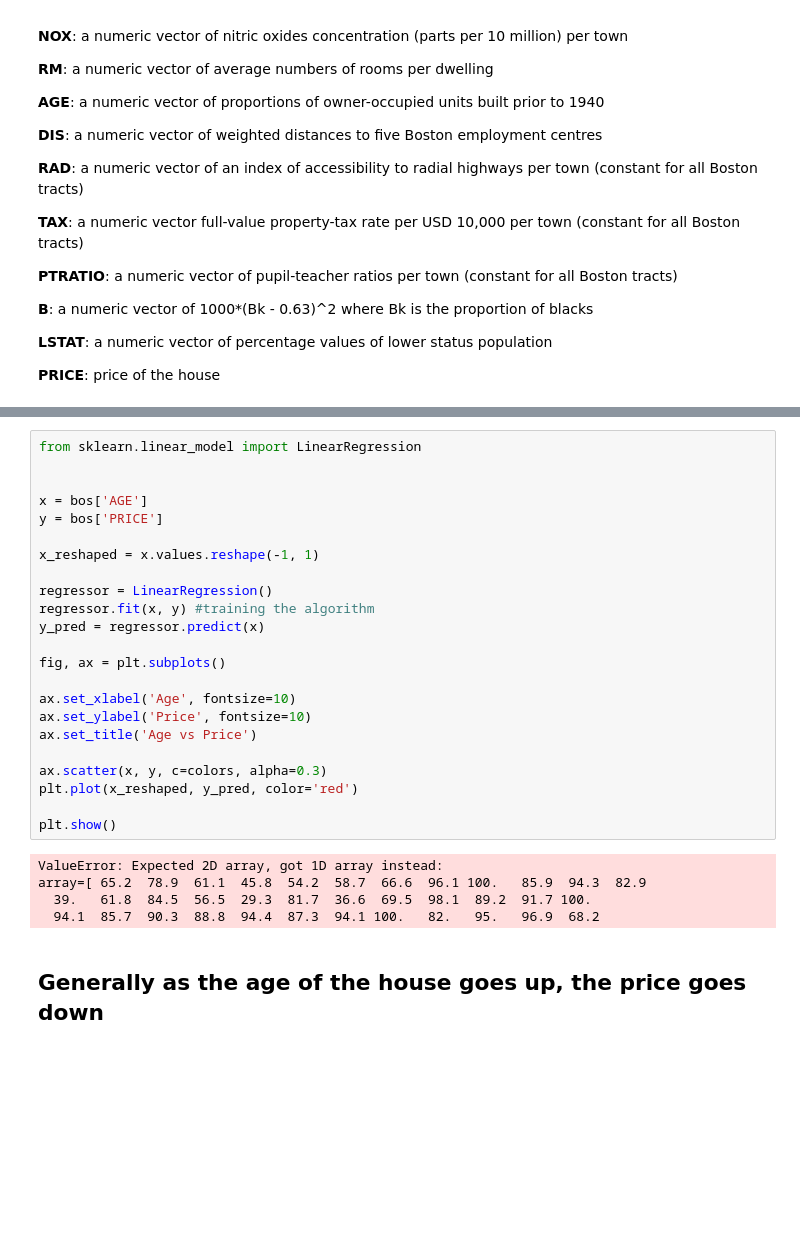
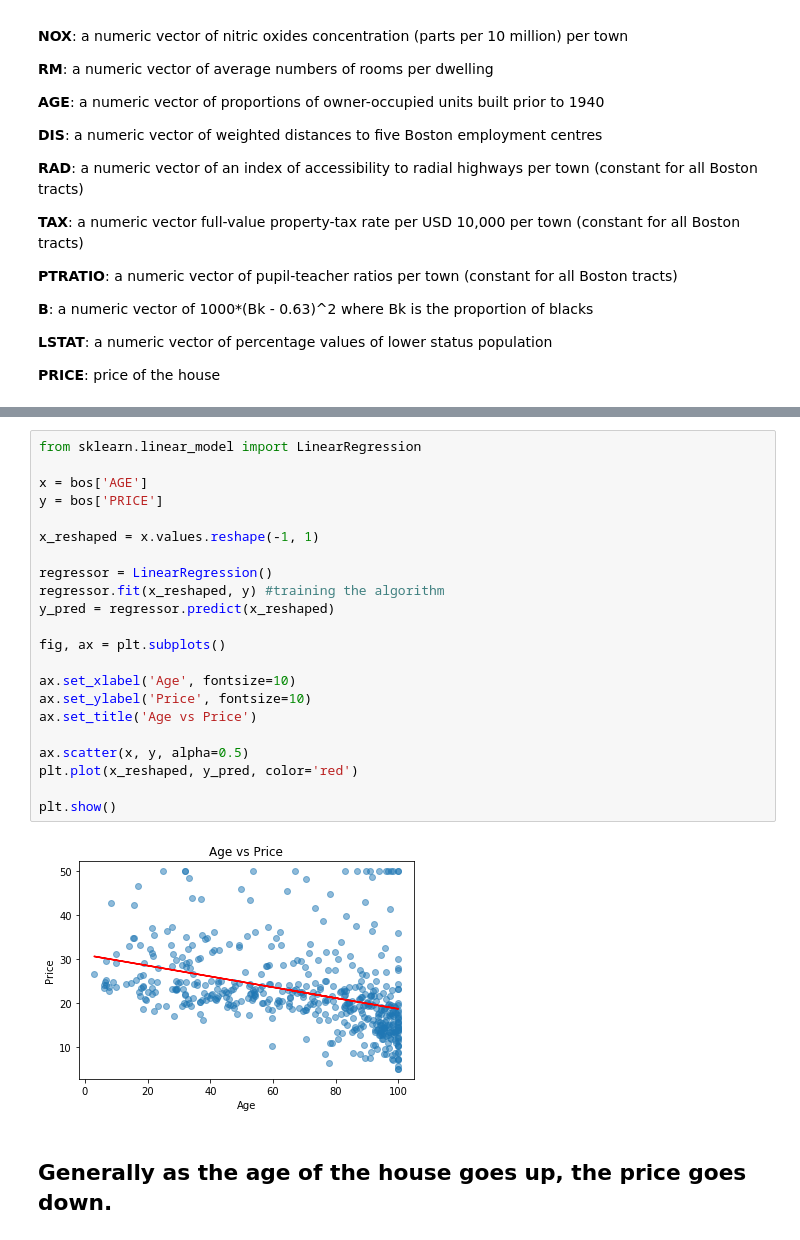
Before and after one commit to jon-infante/DS-2.1-Machine-Learning, a Jupyter notebook: Homework/HW1.ipynb, the cells around one changed output, grey strips where cells are left out. Saved outputs shown, nothing was run; the diff lists cells and outputs as text; blank space fills up the shorter version.

```diff
--- a/Homework/HW1.ipynb
+++ b/Homework/HW1.ipynb
@@ -55,33 +55,29 @@ ax = sns.heatmap(bos.corr(), mask=matrix)
 # %%
 from sklearn.linear_model import LinearRegression
-
 
 x = bos['AGE']
 y = bos['PRICE']
 
 x_reshaped = x.values.reshape(-1, 1)
 
 regressor = LinearRegression()
-regressor.fit(x, y) #training the algorithm
-y_pred = regressor.predict(x)
+regressor.fit(x_reshaped, y) #training the algorithm
+y_pred = regressor.predict(x_reshaped)
 
 fig, ax = plt.subplots()
 
 ax.set_xlabel('Age', fontsize=10)
 ax.set_ylabel('Price', fontsize=10)
 ax.set_title('Age vs Price')
 
-ax.scatter(x, y, c=colors, alpha=0.3)
+ax.scatter(x, y, alpha=0.5)
 plt.plot(x_reshaped, y_pred, color='red')
 
 plt.show()
 # %% [output]
-ValueError: Expected 2D array, got 1D array instead:
-array=[ 65.2  78.9  61.1  45.8  54.2  58.7  66.6  96.1 100.   85.9  94.3  82.9
-  39.   61.8  84.5  56.5  29.3  81.7  36.6  69.5  98.1  89.2  91.7 100.
-  94.1  85.7  90.3  88.8  94.4  87.3  94.1 100.   82.   95.   96.9  68.2
+[figure, added]
 # %% [markdown]
-## Generally as the age of the house goes up, the price goes down
+## Generally as the age of the house goes up, the price goes down.
 # %%
 from sklearn.model_selection import train_test_split
 
```
Also changed, not shown: parts of 8 cells of this notebook.
